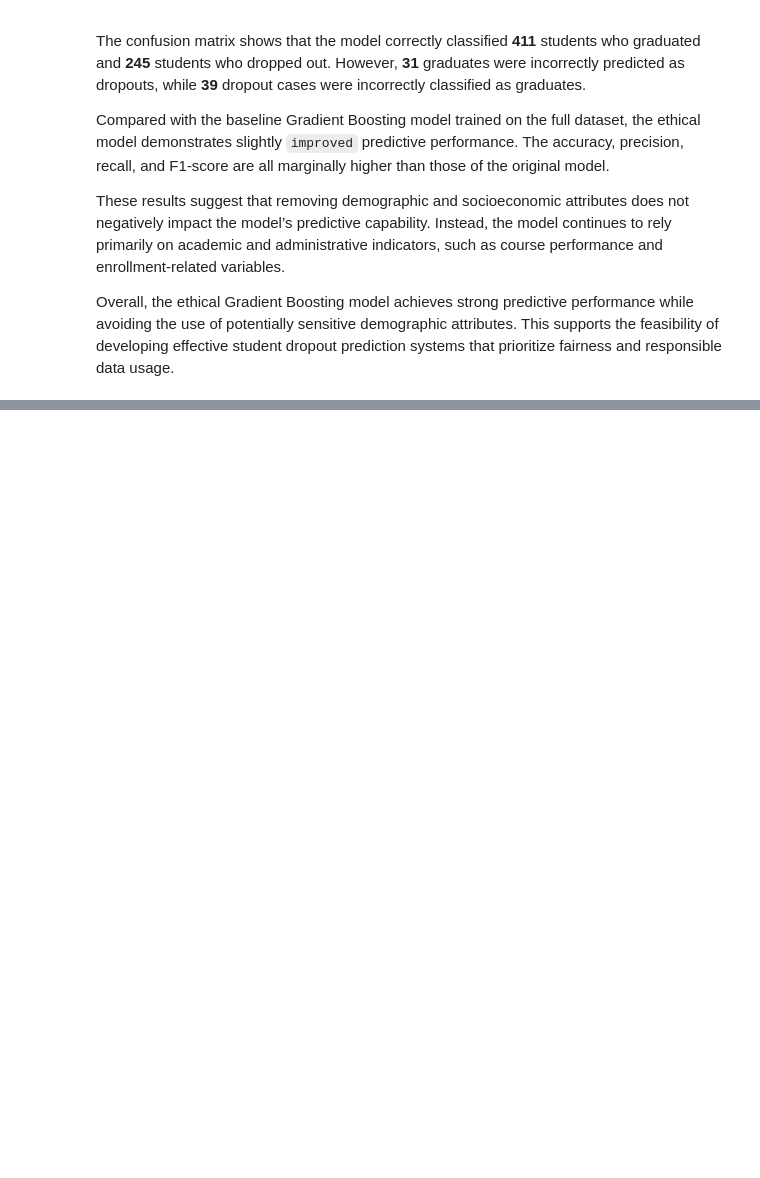
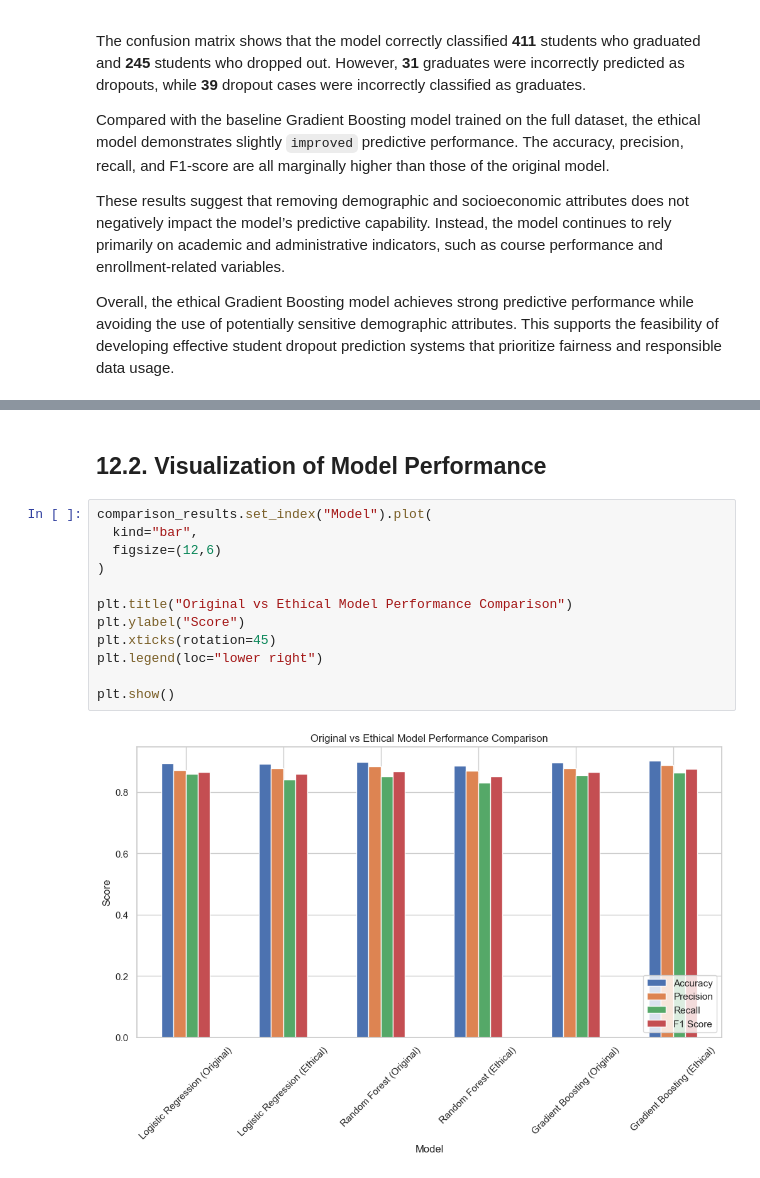
Before and after one commit to DimitarMalamski/student-dropout-predictor, a Jupyter notebook: notebooks/dropout_predictor.ipynb, the cells around one changed output, grey strips where cells are left out. Cells and saved outputs as stored; diff of their text form; blank space fills up the shorter version.

Commit message:
Vizualising performence of all the models for comparison

```diff
--- a/notebooks/dropout_predictor.ipynb
+++ b/notebooks/dropout_predictor.ipynb
@@ -1168,0 +1239,16 @@ Overall, the ethical Gradient Boosting model achieves strong predictive performa
+# %% [markdown]
+## 12.2. Visualization of Model Performance
+# %%
+comparison_results.set_index("Model").plot(
+  kind="bar",
+  figsize=(12,6)
+)
+
+plt.title("Original vs Ethical Model Performance Comparison")
+plt.ylabel("Score")
+plt.xticks(rotation=45)
+plt.legend(loc="lower right")
+
+plt.show()
+# %% [output]
+[figure, added]
```
Also changed, not shown: parts of 5 cells of this notebook.
